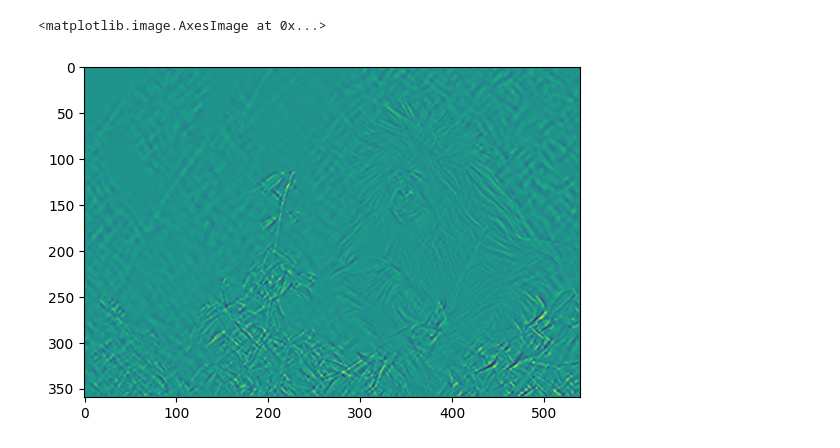
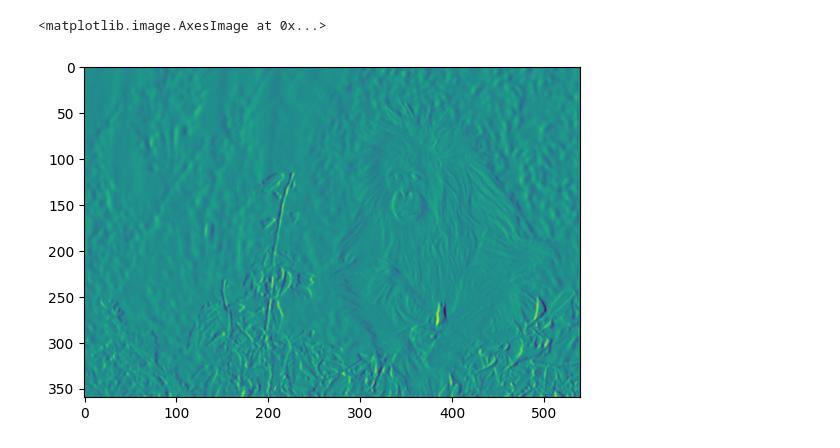
Before and after one commit to husamalkhateeb/HusamOpenCV, a Jupyter notebook: edgeDetection.ipynb, the cells around one changed output. Saved outputs shown, nothing was run; the diff lists cells and outputs as text; code cells hidden in the pictures.

```diff
--- a/edgeDetection.ipynb
+++ b/edgeDetection.ipynb
@@ -28,5 +11,6 @@ plt.imshow(sobely)
-# %%
-plt.imshow(sobelxy)
-# %% [output]
-<matplotlib.image.AxesImage at 0x...>
-[figure, removed]
+# %%
+sobelx = cv.Sobel(src=grayImage, ddepth=cv.CV_64F, dx=1, dy=0, ksize=5)
+plt.imshow(sobelx)
+# %% [output]
+<matplotlib.image.AxesImage at 0x...>
+[figure, added]
```
Also changed, not shown: parts of 6 cells of this notebook.
